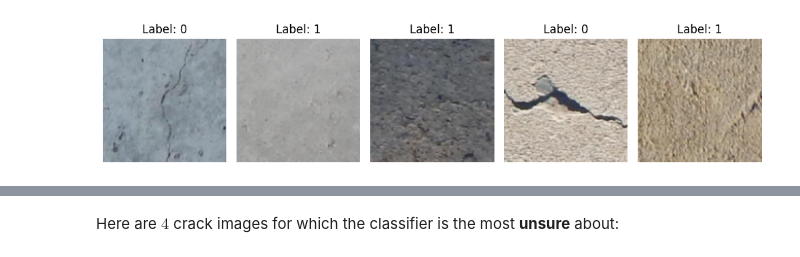
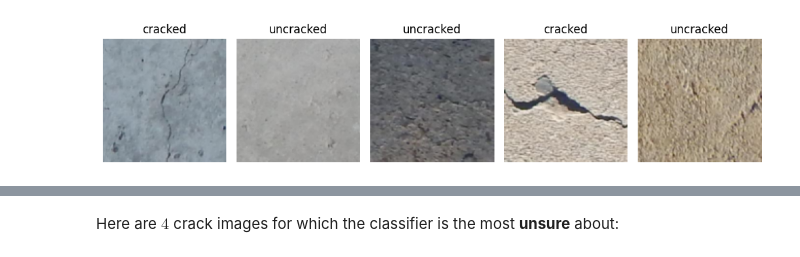
Before and after one commit to mattyred/KAUST-STAT301-BayesianDeepLearning, a Jupyter notebook: bdl_project.ipynb, the cells around one changed output, grey strips where cells are left out. Saved outputs shown, nothing was run; the diff lists cells and outputs as text; code cells hidden in the pictures.

```diff
--- a/bdl_project.ipynb
+++ b/bdl_project.ipynb
@@ -173,22 +200,23 @@ We proceed with a quick visualization for the data of interest
 # %%
+# TODO say we use 120x120 crop
 results = np.load('./experiments/results/resnet18_vi.npz')
 transform = transforms.Compose([
     transforms.Resize((120, 120)),
     transforms.ToTensor()
 ])
 train_image_dataset = datasets.ImageFolder(root=os.path.join(DATA_DIR, 'train'), transform=transform)
 train_dataset = torch.utils.data.Subset(train_image_dataset, results['train_indices'])
 val_dataset = torch.utils.data.Subset(train_image_dataset, results['val_indices'])
 indices = [0, 10, 60, 80, 100]
 fig, axes = plt.subplots(1, len(indices), figsize=(10, 5))
 for ax, idx in zip(axes, indices):
     image, label = val_dataset[idx]
     image_np = image.permute(1, 2, 0).numpy()
     ax.imshow(image_np)
     ax.axis('off')
-    ax.set_title(f"Label: {label}")
+    ax.set_title(f"{get_label(label)}")
 
 plt.tight_layout()
 plt.show()
 # %% [output]
-[figure, old version]
+[figure, new version]
```
Also changed, not shown: parts of 25 cells of this notebook, 5 other files.
